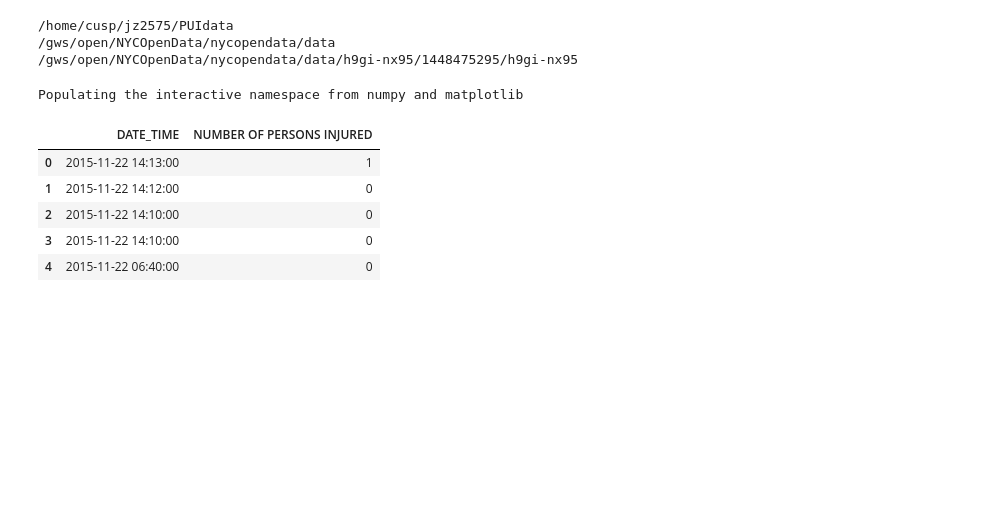
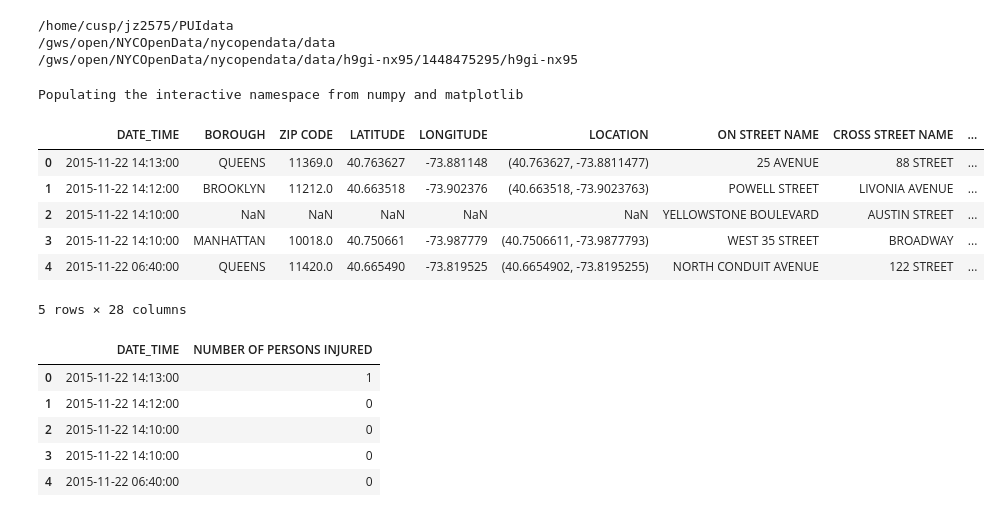
Before and after one commit to jz2575/PUI2016_jz2575, a Jupyter notebook: HW2_jz2575/HW2_EC_jz2575.ipynb, the cells around one changed output. Cells and saved outputs as stored; diff of their text form; code cells hidden in the pictures; blank space fills up the shorter version.

```diff
--- a/HW2_jz2575/HW2_EC_jz2575.ipynb
+++ b/HW2_jz2575/HW2_EC_jz2575.ipynb
@@ -32,6 +32,16 @@ Populating the interactive namespace from numpy and matplotlib
 # %%
 #http://stackoverflow.com/questions/17465045/can-pandas-automatically-recognize-dates
 df_datetime = pd.read_csv(dataSource, parse_dates=[['DATE', 'TIME']])
+# %%
+df_datetime.head(n=5)
+# %% [output]
+|  | DATE_TIME | BOROUGH | ZIP CODE | LATITUDE | LONGITUDE | LOCATION | ON STREET NAME | CROSS STREET NAME | ... |
+| 0 | 2015-11-22 14:13:00 | QUEENS | 11369.0 | 40.763627 | -73.881148 | (40.763627, -73.8811477) | 25 AVENUE | 88 STREET | ... |
+| 1 | 2015-11-22 14:12:00 | BROOKLYN | 11212.0 | 40.663518 | -73.902376 | (40.663518, -73.9023763) | POWELL STREET | LIVONIA AVENUE | ... |
+| 2 | 2015-11-22 14:10:00 | NaN | NaN | NaN | NaN | NaN | YELLOWSTONE BOULEVARD | AUSTIN STREET | ... |
+| 3 | 2015-11-22 14:10:00 | MANHATTAN | 10018.0 | 40.750661 | -73.987779 | (40.7506611, -73.9877793) | WEST 35 STREET | BROADWAY | ... |
+| 4 | 2015-11-22 06:40:00 | QUEENS | 11420.0 | 40.665490 | -73.819525 | (40.6654902, -73.8195255) | NORTH CONDUIT AVENUE | 122 STREET | ... |
+5 rows × 28 columns
 # %%
 col_wDate=['DATE_TIME','NUMBER OF PERSONS INJURED']
 df_Injuries = df_datetime[col_wDate]
```
Also changed, not shown: parts of 1 cell of this notebook.
